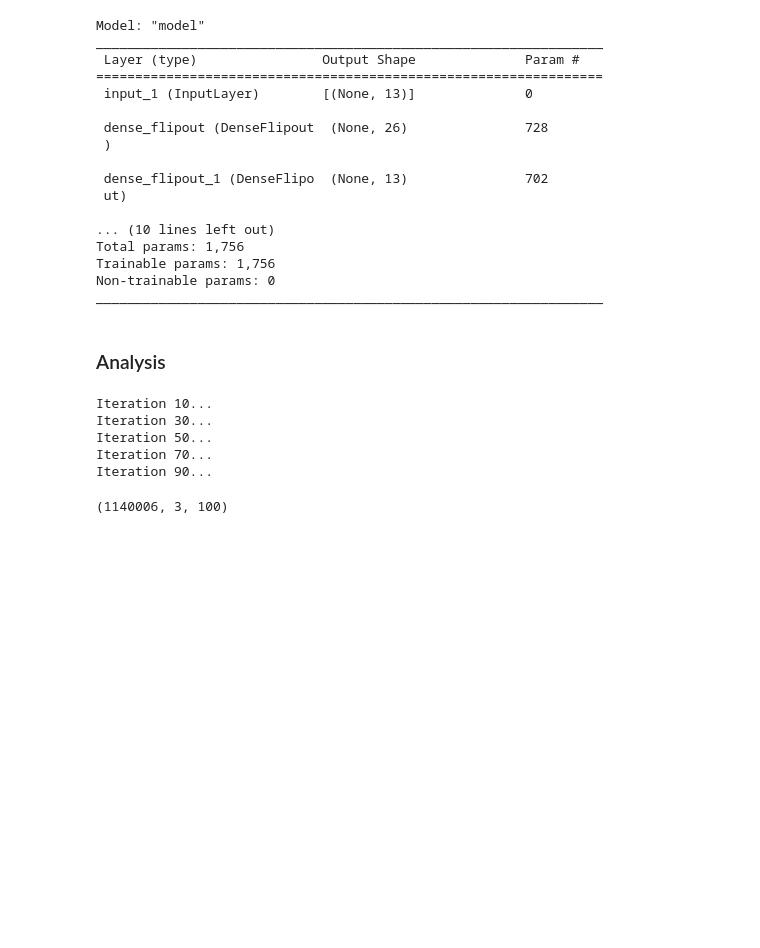
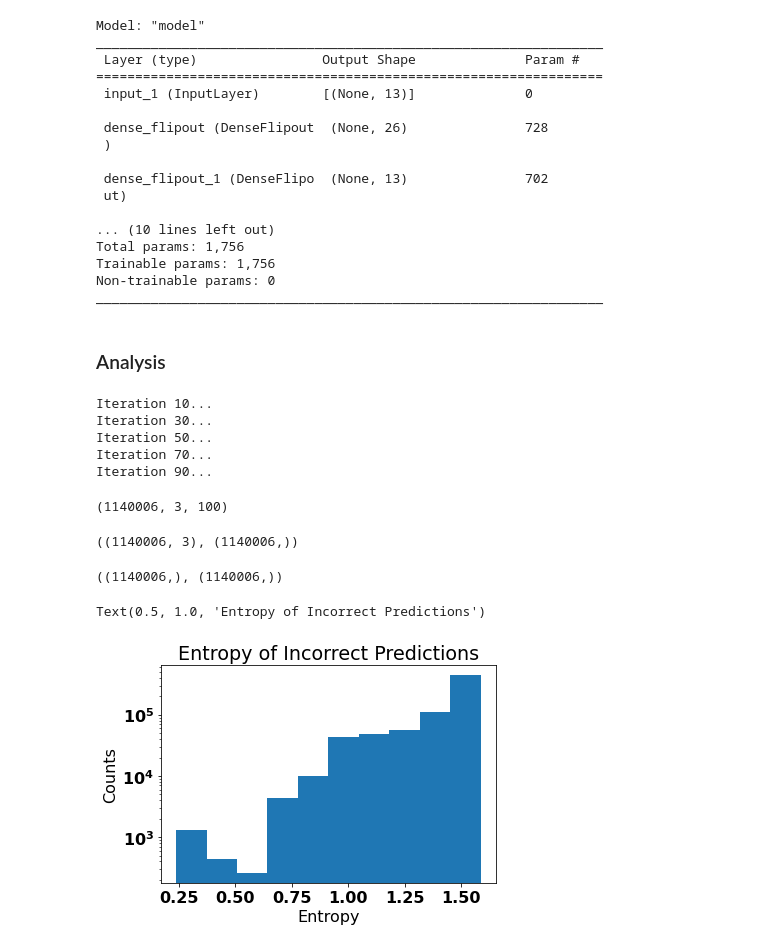
Before and after one commit to geo-smart/flood-risk-ml-tutorial, a Jupyter notebook: EDS_paper/BayesianClassification_Alabama.ipynb, the cells around one changed output. Saved outputs shown, nothing was run; the diff lists cells and outputs as text; code cells hidden in the pictures; blank space fills up the shorter version.

```diff
--- a/EDS_paper/BayesianClassification_Alabama.ipynb
+++ b/EDS_paper/BayesianClassification_Alabama.ipynb
@@ -247,12 +248,32 @@ def getUncertainty( preds, T ):
 # %%
-means, errors = getUncertainty( preds, T )
+means, bnnPreds = getPredictions( preds, T )
+means.shape, bnnPreds.shape
+# %% [output]
+((1140006, 3), (1140006,))
 # %%
-bnnPreds = []
-for ix in range(len(means)):
-    ix = np.where( means[ix] == np.max(means[ix]) )
-    bnnPreds.append( ix[0][0] )
+from scipy.stats import entropy
 
-bnnPreds = np.array(bnnPreds)
+base = 2  # work in units of bits
+en = entropy(means, base=base, axis=1)
+
+en.shape, buildingTypes.shape
+# %% [output]
+((1140006,), (1140006,))
+# %%
+font = {'weight' : 'bold', 'size'   : 16}
+plt.rc('font', **font)
+
+correct = np.where( bnnPreds == buildingTypes )
+incorrect = np.where( bnnPreds != buildingTypes )
+
+plt.hist( en[incorrect] )
+plt.xlabel( 'Entropy' )
+plt.ylabel( 'Counts' )
+plt.yscale( 'log' )
+plt.title( 'Entropy of Incorrect Predictions' )
+# %% [output]
+Text(0.5, 1.0, 'Entropy of Incorrect Predictions')
+[figure, added]
 # %%
 font = {'family' : 'normal',
     'weight' : 'bold',
```
Also changed, not shown: parts of 15 cells of this notebook, 2 other files.
